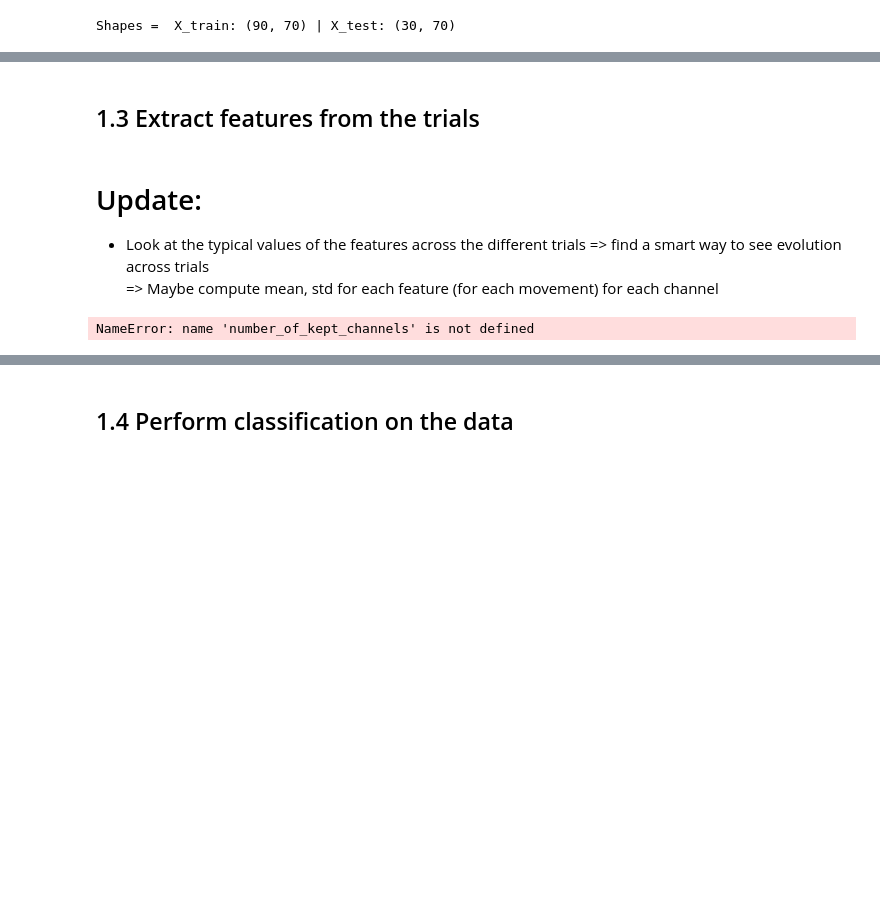
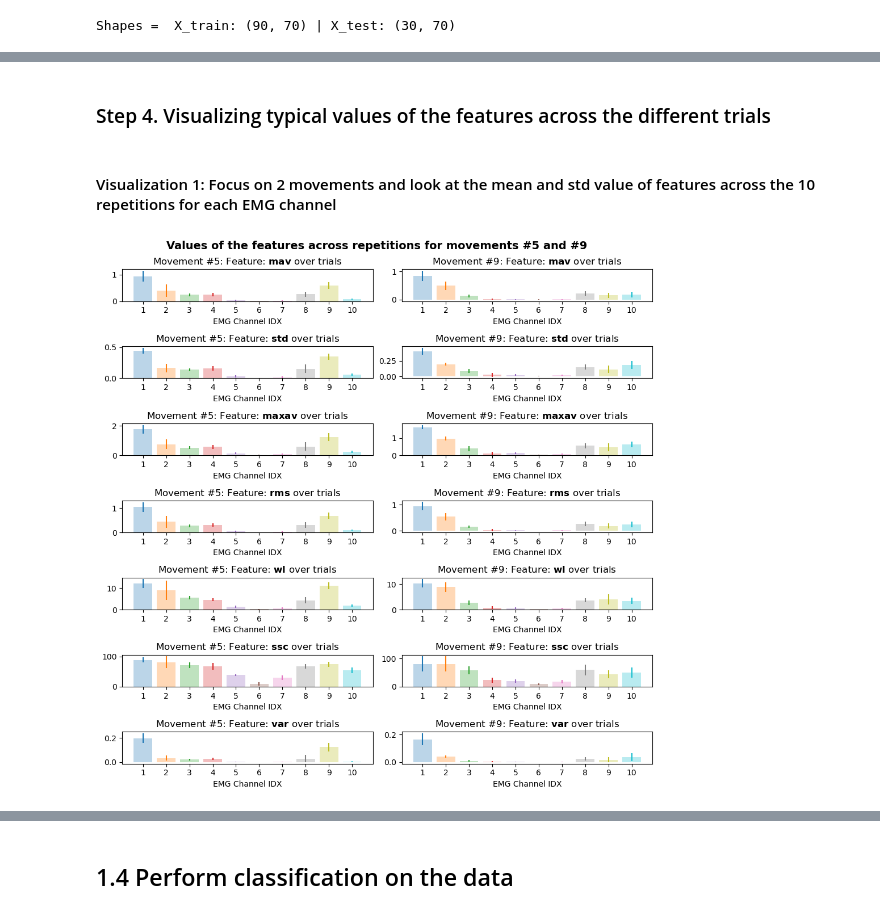
Before and after one commit to AlexisCogne/NSSP_projects, a Jupyter notebook: Project_2_EMG/part_1_Alexis.ipynb, the cells around one changed output, grey strips where cells are left out. Saved outputs shown, nothing was run; the diff lists cells and outputs as text; code cells hidden in the pictures; blank space fills up the shorter version.

```diff
--- a/Project_2_EMG/part_1_Alexis.ipynb
+++ b/Project_2_EMG/part_1_Alexis.ipynb
@@ -355,23 +356,40 @@ plt.show()
-# %% [markdown]
-## 1.3 Extract features from the trials
-# %% [markdown]
-# Update:
-- Look at the typical values of the features across the different trials => find a smart way to see evolution across trials\
-=> Maybe compute mean, std for each feature (for each movement) for each channel
-# %%
-# Visualize values of the features across channels
-# Plotting the features for each channel across the 12 movements
-x_axis = np.arange(1, number_of_kept_channels+1)
-fig, axs = plt.subplots(len(features), 1, figsize = (8,10))
-for i, feature in enumerate(features_names):
-    feature_channels = []
-    for channel_idx in range(number_of_kept_channels): # Looping through each EMG channel for each feature
-        idx_feature = i * number_of_kept_channels + channel_idx
-        feature_channels.append(np.mean(dataset[:, idx_feature], axis = 0)) # Averaging over all 120 (movements + repetitions)
-    axs[i].set_title(f"Feature {feature} averaged across the 7 EMG Channels kept")
-    axs[i].scatter(x_axis, feature_channels)
-
-plt.tight_layout()
-plt.show()
-# %% [output]
-NameError: name 'number_of_kept_channels' is not defined
+# %% [markdown]
+### Step 4. Visualizing typical values of the features across the different trials
+# %% [markdown]
+#### Visualization 1: Focus on 2 movements and look at the mean and std value of features across the 10 repetitions for each EMG channel
+# %%
+# Visualize values of the features across channels and repetitions of a given movement
+stimuli_idx = [5, 9] # can be modified to visualize different movements
+
+# Setting the x-axis to be the different EMG channels
+x_axis = np.arange(1, number_of_emg_channels+1)
+
+# Instantiating a subplot
+fig, axs = plt.subplots(len(features), 2, figsize = (10,10))
+
+for j, movement in enumerate(stimuli_idx):
+    # Looping through the features
+    for i, feature in enumerate(features_names):
+        mean_feat, std_feat = np.nan, np.nan
+        for channel_idx in range(number_of_emg_channels): # Looping through each EMG channel for each feature
+            idx_feature = i * number_of_emg_channels + channel_idx
+            idx_movement = movement * n_repetitions # E.g. for movement 0: relevant trials are between 0:9 included
+
+            # Computing the mean and std of the feature over the 10 repetitions for a channel
+            mean_feat = np.mean(dataset[idx_movement:idx_movement + n_repetitions, idx_feature]) # Averaging over the 10 repetitions of a movement for each channel
+            std_feat = np.std(dataset[idx_movement:idx_movement + n_repetitions, idx_feature])
+
+            # Plotting the points with the error bars
+            axs[i][j].bar(x_axis[channel_idx], mean_feat, alpha=0.3)
+            axs[i][j].errorbar(x_axis[channel_idx], mean_feat, yerr = std_feat)
+
+        # Plotting parameters
+        axs[i][j].set_xticks(np.arange(1,n_channels+1))
+        axs[i][j].set_xlabel("EMG Channel IDX", fontsize = 10)
+        axs[i][j].set_title(f"Movement #{movement}: Feature: $\\bf{{{feature}}}$ over trials")
+
+plt.suptitle(f"Values of the features across repetitions for movements #{stimuli_idx[0]} and #{stimuli_idx[1]}", fontsize=14, fontweight='bold')
+plt.tight_layout()
+plt.show()
+# %% [output]
+[figure, added]
```
Also changed, not shown: parts of 18 cells of this notebook.
